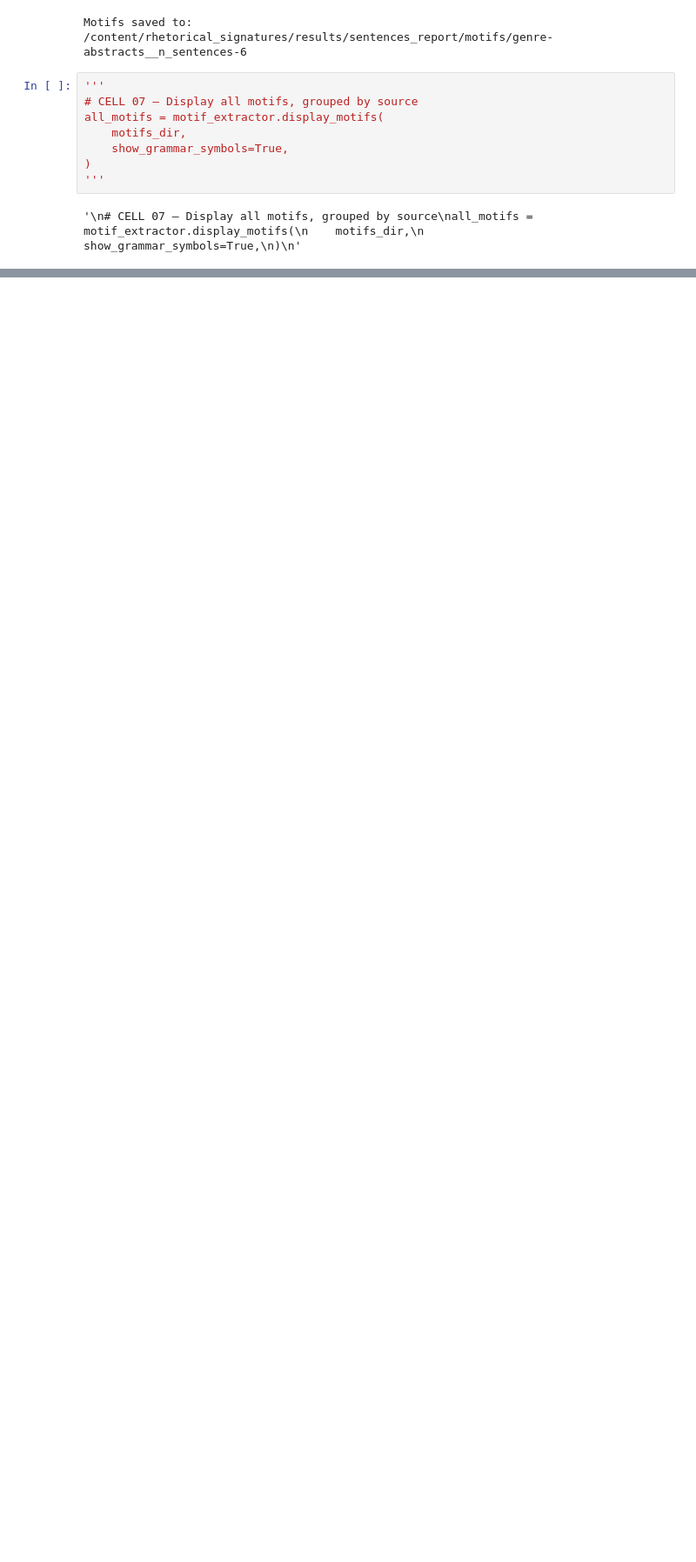
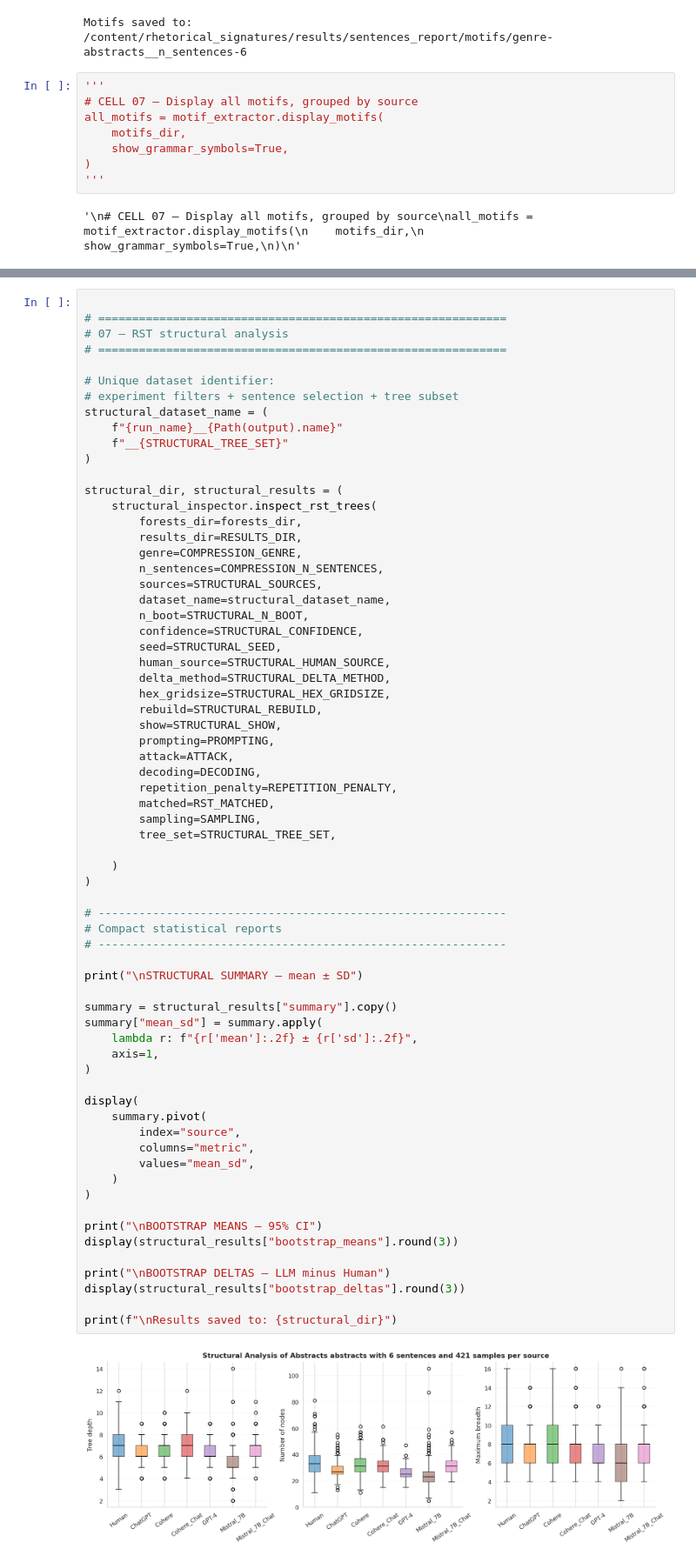
Before and after one commit to martalombardi/rhetorical_signatures, a Jupyter notebook: arxiv_abstracts.ipynb, the cells around one changed output, grey strips where cells are left out. Shown at 87% size. Drawn from its saved outputs; the diff is of its cells as text; blank space fills up the shorter version.

```diff
--- a/arxiv_abstracts.ipynb
+++ b/arxiv_abstracts.ipynb
@@ -481,0 +484,69 @@ all_motifs = motif_extractor.display_motifs(
+# %%
+
+# ============================================================
+# 07 — RST structural analysis
+# ============================================================
+
+# Unique dataset identifier:
+# experiment filters + sentence selection + tree subset
+structural_dataset_name = (
+    f"{run_name}__{Path(output).name}"
+    f"__{STRUCTURAL_TREE_SET}"
+)
+
+structural_dir, structural_results = (
+    structural_inspector.inspect_rst_trees(
+        forests_dir=forests_dir,
+        results_dir=RESULTS_DIR,
+        genre=COMPRESSION_GENRE,
+        n_sentences=COMPRESSION_N_SENTENCES,
+        sources=STRUCTURAL_SOURCES,
+        dataset_name=structural_dataset_name,
+        n_boot=STRUCTURAL_N_BOOT,
+        confidence=STRUCTURAL_CONFIDENCE,
+        seed=STRUCTURAL_SEED,
+        human_source=STRUCTURAL_HUMAN_SOURCE,
+        delta_method=STRUCTURAL_DELTA_METHOD,
+        hex_gridsize=STRUCTURAL_HEX_GRIDSIZE,
+        rebuild=STRUCTURAL_REBUILD,
+        show=STRUCTURAL_SHOW,
+        prompting=PROMPTING,
+        attack=ATTACK,
+        decoding=DECODING,
+        repetition_penalty=REPETITION_PENALTY,
+        matched=RST_MATCHED,
+        sampling=SAMPLING,
+        tree_set=STRUCTURAL_TREE_SET,
+
+    )
+)
+
+# ------------------------------------------------------------
+# Compact statistical reports
+# ------------------------------------------------------------
+
+print("\nSTRUCTURAL SUMMARY — mean ± SD")
+
+summary = structural_results["summary"].copy()
+summary["mean_sd"] = summary.apply(
+    lambda r: f"{r['mean']:.2f} ± {r['sd']:.2f}",
+    axis=1,
+)
+
+display(
+    summary.pivot(
+        index="source",
+        columns="metric",
+        values="mean_sd",
+    )
+)
+
+print("\nBOOTSTRAP MEANS — 95% CI")
+display(structural_results["bootstrap_means"].round(3))
+
+print("\nBOOTSTRAP DELTAS — LLM minus Human")
+display(structural_results["bootstrap_deltas"].round(3))
+
+print(f"\nResults saved to: {structural_dir}")
+# %% [output]
+[figure, added]
```
Also changed, not shown: parts of 7 cells of this notebook.
